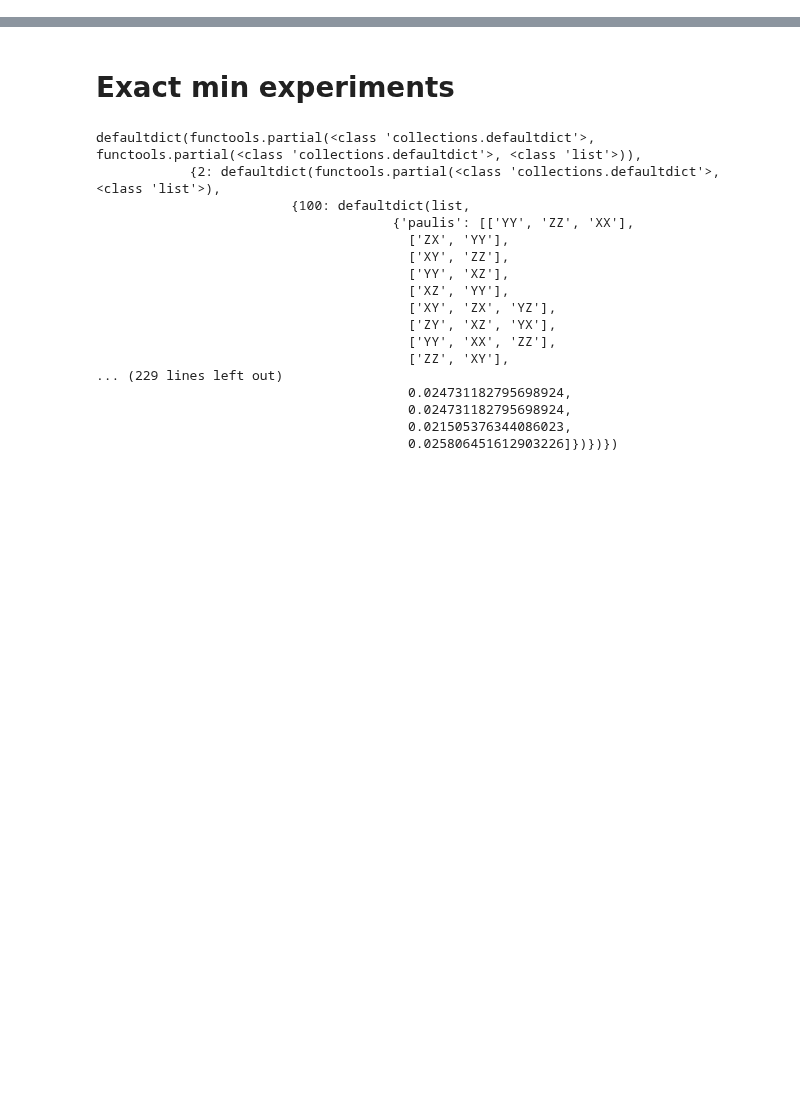
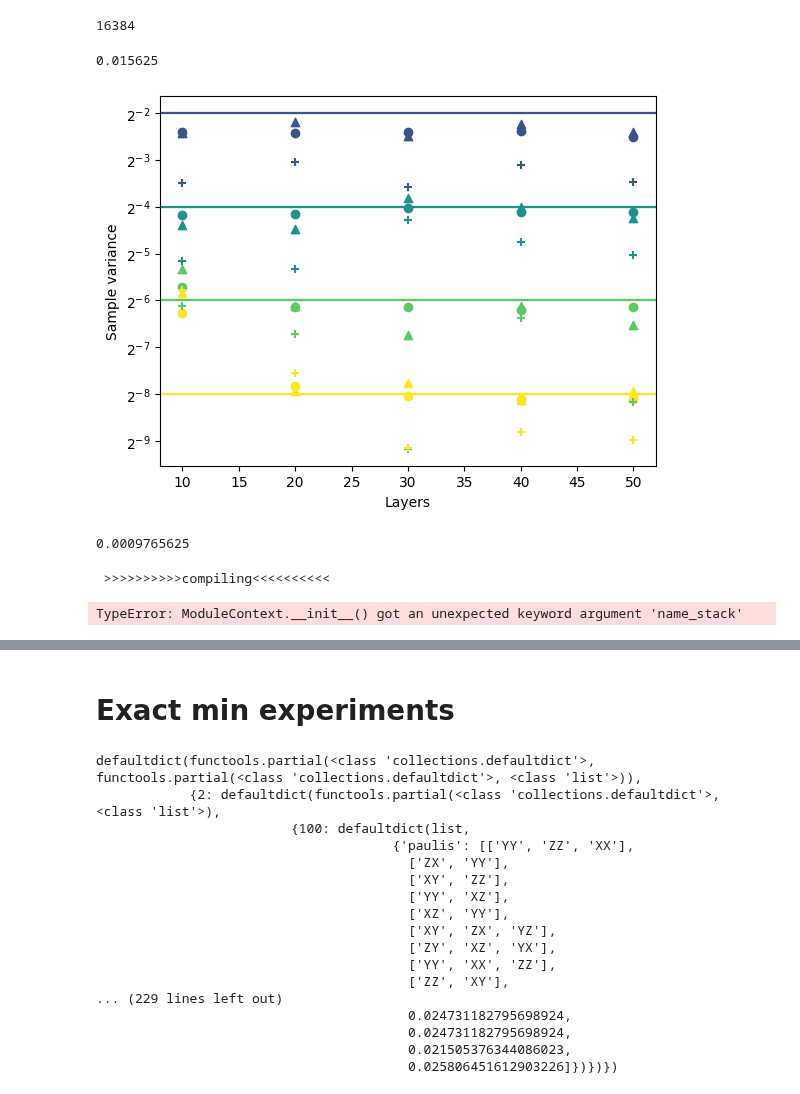
Before and after one commit to idnm/barren_traps, a Jupyter notebook: barren_traps.ipynb, the cells around one changed output, grey strips where cells are left out. Drawn from its saved outputs; the diff is of its cells as text; code cells hidden in the pictures; blank space fills up the shorter version.

```diff
--- a/barren_traps.ipynb
+++ b/barren_traps.ipynb
@@ -11,2 +216,20 @@ from traps import LocalVQA
+# %%
+2**14
+# %% [output]
+16384
+# %%
+2**-6
+# %% [output]
+0.015625
 # %%
-bp_experiment = BPExperiment('main')
+bp_experiment = BPExperiment.load('main')
+
+qubits = (8, 10)
+layers = range(10, 50+1, 10)
+num_paulis = 30
+num_samples = 30
+
+# bp_experiment.run(qubits, layers, num_paulis, num_samples)
+bp_experiment.plot_results()
+# %% [output]
+[figure, added]
@@ -14,0 +236,4 @@ bp_experiment.
+# %%
+2**-10
+# %% [output]
+0.0009765625
@@ -14,0 +250,5 @@ bp_experiment.
+# %%
+jax.vmap(vqa.expval(obs[:1]))(x[:1])
+# %% [output]
+ >>>>>>>>>>compiling<<<<<<<<<<
+TypeError: ModuleContext.__init__() got an unexpected keyword argument 'name_stack'
```
Also changed, not shown: parts of 30 cells of this notebook, 3 other files.
